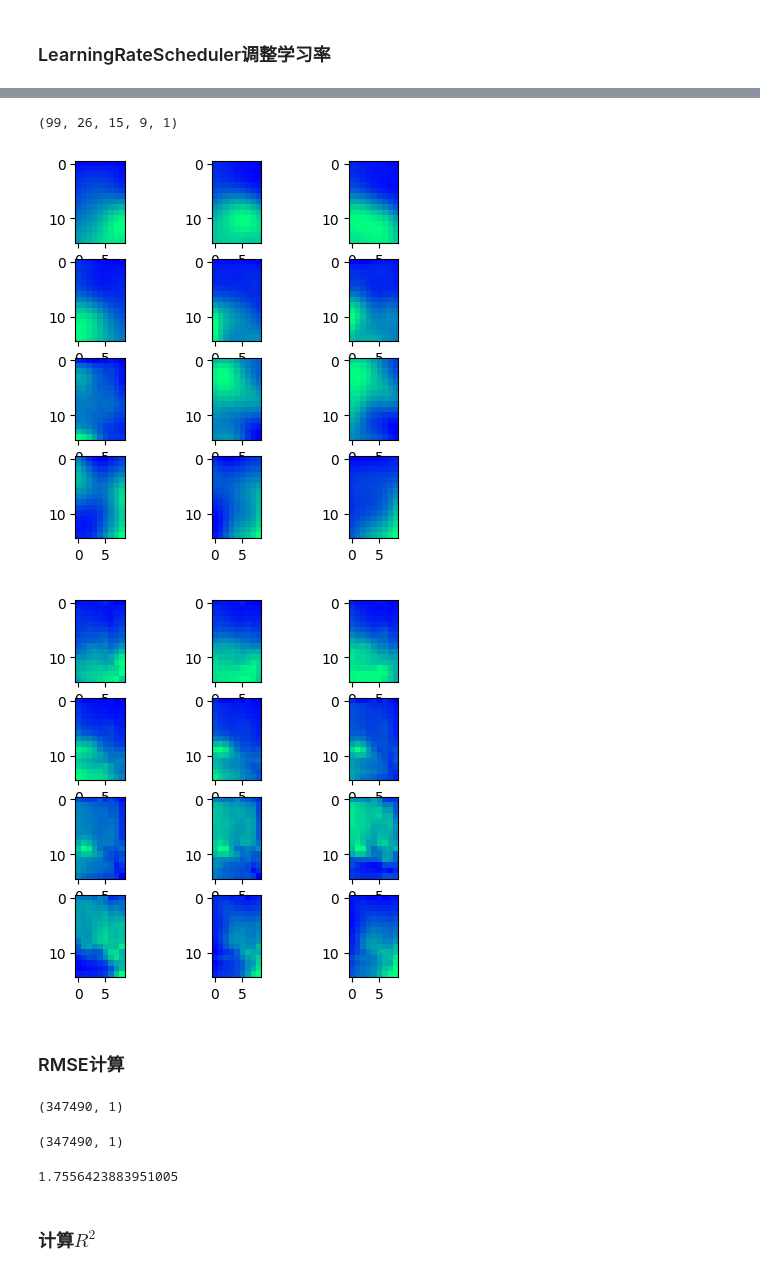
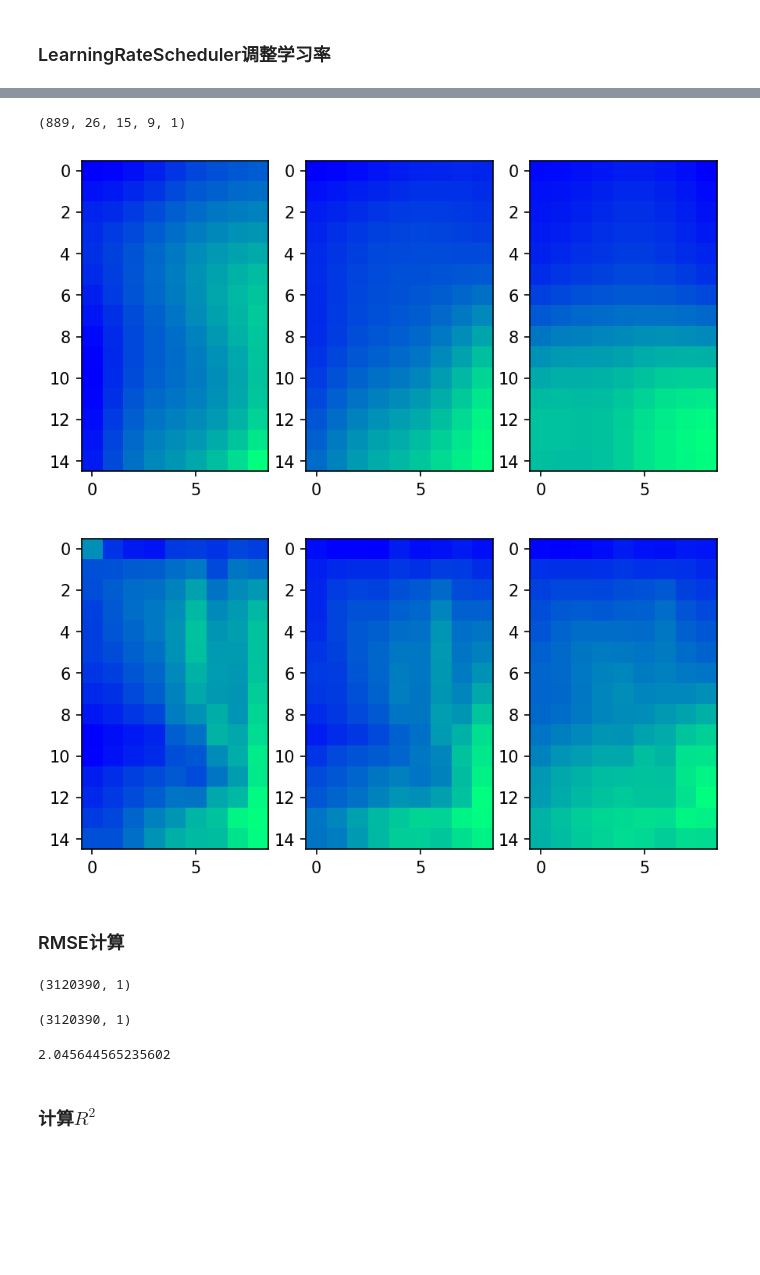
Before and after one commit to leeliangchao/-spatiotemporal-pedict, a Jupyter notebook: 解决了多步预测2.ipynb, the cells around one changed output, grey strips where cells are left out. Drawn from its saved outputs; the diff is of its cells as text; code cells hidden in the pictures; blank space fills up the shorter version.

```diff
--- a/解决了多步预测2.ipynb
+++ b/解决了多步预测2.ipynb
@@ -28,7 +28,7 @@ Sample.shape
 # %% [output]
 (71, 73, 25, 366, 1)
 # %%
-Target_region = Sample[Latitude_Index:Latitude_End, Longitude_Index:Longitude_End,:,:50,:]
+Target_region = Sample[Latitude_Index:Latitude_End, Longitude_Index:Longitude_End,:,:,:]
 # %%
 fig, ax = plt.subplots(figsize=(4, 4), dpi=100)
 line=ax.matshow(Target_region[:,:,-2,0,0], cmap = plt.cm.winter)
@@ -283,46 +265,49 @@ predict = tcn.predict(x_test)
 # %%
 predict.shape
 # %% [output]
-(99, 26, 15, 9, 1)
+(889, 26, 15, 9, 1)
 # %%
+#@title
 test_day = 1
-fig, ax = plt.subplots(4,3,figsize=(5,5),dpi=100)
 
-im1 = ax[0][0].imshow(y_test[test_day,0,:,:,0], cmap = plt.cm.winter)
-im1 = ax[0][1].imshow(y_test[test_day,1,:,:,0], cmap = plt.cm.winter)
-im1 = ax[0][2].imshow(y_test[test_day,2,:,:,0], cmap = plt.cm.winter)
+fig, ax = plt.subplots(1,3,figsize=(7,7),dpi=150)
 
-im1 = ax[1][0].imshow(y_test[test_day,3,:,:,0], cmap = plt.cm.winter)
-im1 = ax[1][1].imshow(y_test[test_day,4,:,:,0], cmap = plt.cm.winter)
-im1 = ax[1][2].imshow(y_test[test_day,5,:,:,0], cmap = plt.cm.winter)
-im1 = ax[2][0].imshow(y_test[test_day,6,:,:,0], cmap = plt.cm.winter)
-im1 = ax[2][1].imshow(y_test[test_day,7,:,:,0], cmap = plt.cm.winter)
-im1 = ax[2][2].imshow(y_test[test_day,8,:,:,0], cmap = plt.cm.winter)
-im1 = ax[3][0].imshow(y_test[test_day,9,:,:,0], cmap = plt.cm.winter)
-im1 = ax[3][1].imshow(y_test[test_day,10,:,:,0], cmap = plt.cm.winter)
-im1 = ax[3][2].imshow(y_test[test_day,11,:,:,0], cmap = plt.cm.winter)
+im1 = ax[0].imshow(y_test[test_day,0,:,:,0], cmap = plt.cm.winter)
+im1 = ax[1].imshow(y_test[test_day,1,:,:,0], cmap = plt.cm.winter)
+im1 = ax[2].imshow(y_test[test_day,2,:,:,0], cmap = plt.cm.winter)
+
+# im1 = ax[1][0].imshow(y_test[test_day,3,:,:,0], cmap = plt.cm.winter)
+# im1 = ax[1][1].imshow(y_test[test_day,4,:,:,0], cmap = plt.cm.winter)
+# im1 = ax[1][2].imshow(y_test[test_day,5,:,:,0], cmap = plt.cm.winter)
+# im1 = ax[2][0].imshow(y_test[test_day,6,:,:,0], cmap = plt.cm.winter)
+# im1 = ax[2][1].imshow(y_test[test_day,7,:,:,0], cmap = plt.cm.winter)
+# im1 = ax[2][2].imshow(y_test[test_day,8,:,:,0], cmap = plt.cm.winter)
+# im1 = ax[3][0].imshow(y_test[test_day,9,:,:,0], cmap = plt.cm.winter)
+# im1 = ax[3][1].imshow(y_test[test_day,10,:,:,0], cmap = plt.cm.winter)
+# im1 = ax[3][2].imshow(y_test[test_day,11,:,:,0], cmap = plt.cm.winter)
 
 # plt.colorbar(im1)
 # %% [output]
-[figure, old version]
+[figure, new version]
 # %%
-fig, ax = plt.subplots(4,3,figsize=(5,5),dpi=100)
+#@title
+fig, ax = plt.subplots(1,3,figsize=(7,7),dpi=150)
 
-im1 = ax[0][0].imshow(predict[test_day,0,:,:,0], cmap = plt.cm.winter)
-im1 = ax[0][1].imshow(predict[test_day,1,:,:,0], cmap = plt.cm.winter)
-im1 = ax[0][2].imshow(predict[test_day,2,:,:,0], cmap = plt.cm.winter)
+im1 = ax[0].imshow(predict[test_day,0,:,:,0], cmap = plt.cm.winter)
+im1 = ax[1].imshow(predict[test_day,1,:,:,0], cmap = plt.cm.winter)
+im1 = ax[2].imshow(predict[test_day,2,:,:,0], cmap = plt.cm.winter)
 
-im1 = ax[1][0].imshow(predict[test_day,3,:,:,0], cmap = plt.cm.winter)
-im1 = ax[1][1].imshow(predict[test_day,4,:,:,0], cmap = plt.cm.winter)
-im1 = ax[1][2].imshow(predict[test_day,5,:,:,0], cmap = plt.cm.winter)
-im1 = ax[2][0].imshow(predict[test_day,6,:,:,0], cmap = plt.cm.winter)
-im1 = ax[2][1].imshow(predict[test_day,7,:,:,0], cmap = plt.cm.winter)
-im1 = ax[2][2].imshow(predict[test_day,8,:,:,0], cmap = plt.cm.winter)
-im1 = ax[3][0].imshow(predict[test_day,9,:,:,0], cmap = plt.cm.winter)
-im1 = ax[3][1].imshow(predict[test_day,10,:,:,0], cmap = plt.cm.winter)
-im1 = ax[3][2].imshow(predict[test_day,11,:,:,0], cmap = plt.cm.winter)
+# im1 = ax[1][0].imshow(predict[test_day,3,:,:,0], cmap = plt.cm.winter)
+# im1 = ax[1][1].imshow(predict[test_day,4,:,:,0], cmap = plt.cm.winter)
+# im1 = ax[1][2].imshow(predict[test_day,5,:,:,0], cmap = plt.cm.winter)
+# im1 = ax[2][0].imshow(predict[test_day,6,:,:,0], cmap = plt.cm.winter)
+# im1 = ax[2][1].imshow(predict[test_day,7,:,:,0], cmap = plt.cm.winter)
+# im1 = ax[2][2].imshow(predict[test_day,8,:,:,0], cmap = plt.cm.winter)
+# im1 = ax[3][0].imshow(predict[test_day,9,:,:,0], cmap = plt.cm.winter)
+# im1 = ax[3][1].imshow(predict[test_day,10,:,:,0], cmap = plt.cm.winter)
+# im1 = ax[3][2].imshow(predict[test_day,11,:,:,0], cmap = plt.cm.winter)
 # %% [output]
-[figure, old version]
+[figure, new version]
 # %%
 # tcn.save('7d2d.h5')
 # %% [markdown]
@@ -334,17 +319,17 @@ P = predict
 P = P.reshape(-1,1)
 P.shape
 # %% [output]
-(347490, 1)
+(3120390, 1)
 # %%
 R = y_test
 R = R.reshape(-1,1)
 R.shape
 # %% [output]
-(347490, 1)
+(3120390, 1)
 # %%
 mean_squared_error(R, P, squared=False)
 # %% [output]
-1.7556423883951005
+2.045644565235602
 # %% [markdown]
 ### 计算$R^{2}$
 # %%
```
Also changed, not shown: parts of 19 cells of this notebook.
